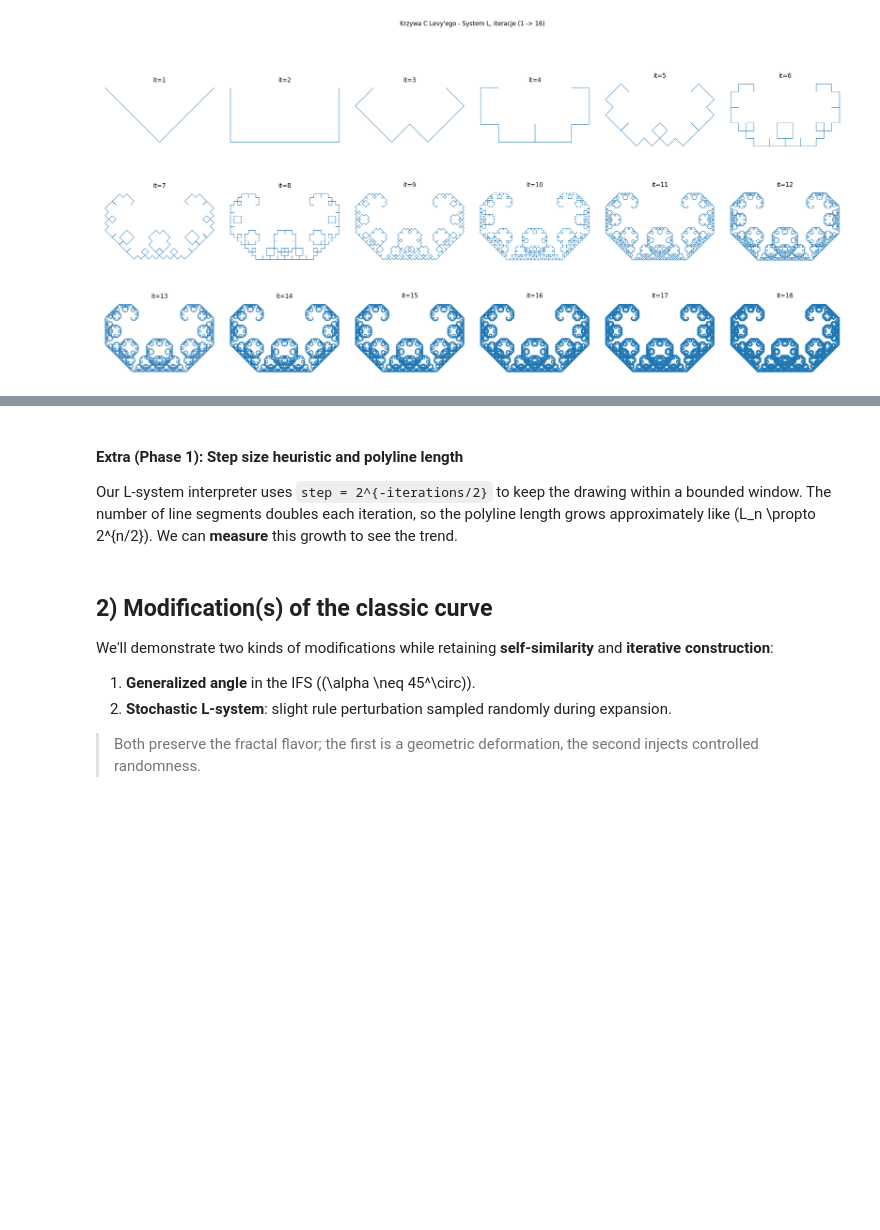
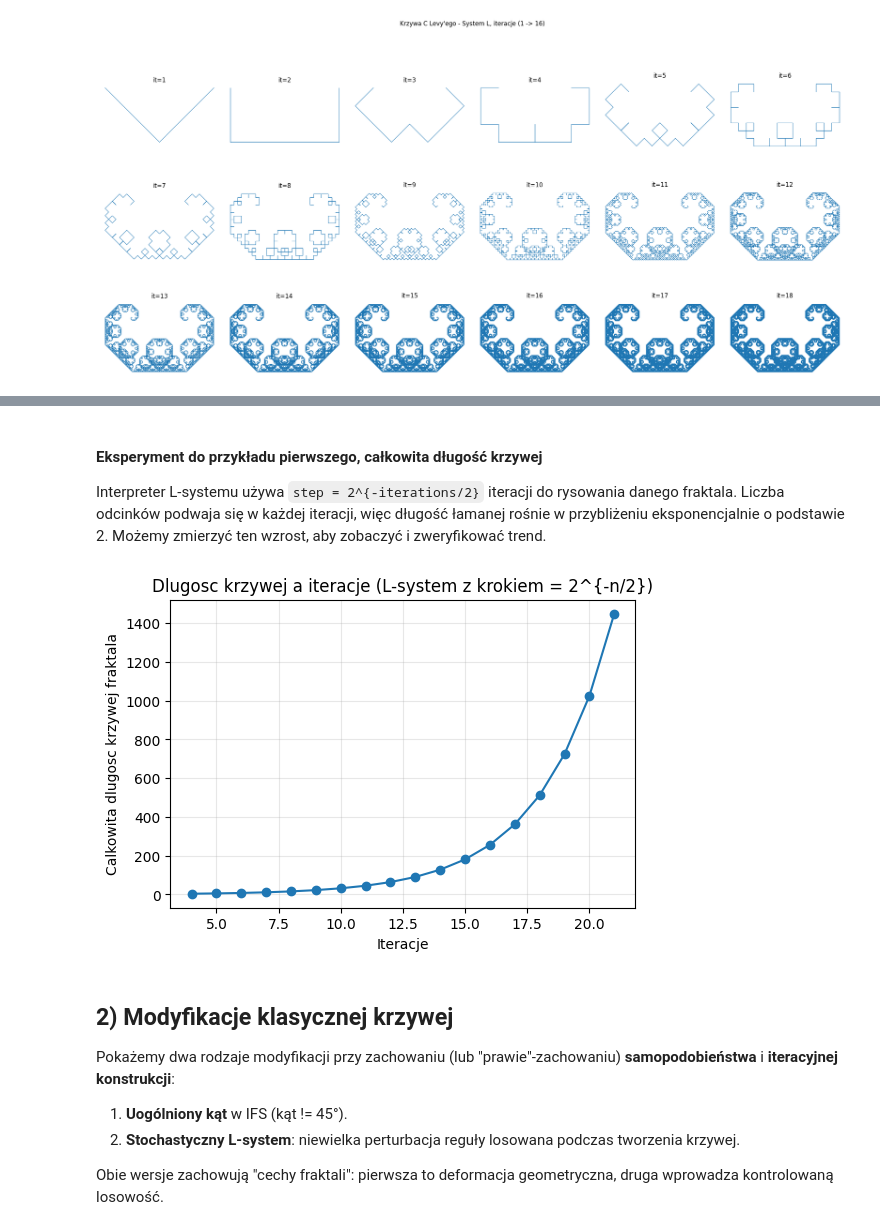
Before and after one commit to Ja-Gk-00/Fractal-Generator-Analysis, a Jupyter notebook: notebooks/Levy_Curve_project_I.ipynb, the cells around one changed output, grey strips where cells are left out. Drawn from its saved outputs; the diff is of its cells as text; code cells hidden in the pictures; blank space fills up the shorter version.

Commit message:
Complete first project - v.1.0.0

```diff
--- a/notebooks/Levy_Curve_project_I.ipynb
+++ b/notebooks/Levy_Curve_project_I.ipynb
@@ -60,36 +122,37 @@ plt.show()
 # %% [markdown]
-#### Extra (Phase 1): Step size heuristic and polyline length
+#### Eksperyment do przykładu pierwszego, całkowita długość krzywej
 
-Our L-system interpreter uses `step = 2^{-iterations/2}` to keep the drawing within a bounded window.
-The number of line segments doubles each iteration, so the polyline length grows approximately like
-\(L_n \propto 2^{n/2}\). We can **measure** this growth to see the trend.
+Interpreter L-systemu używa `step = 2^{-iterations/2}` iteracji do rysowania danego fraktala.
+Liczba odcinków podwaja się w każdej iteracji, więc długość łamanej rośnie w przybliżeniu eksponencjalnie o podstawie 2. Możemy zmierzyć ten wzrost, aby zobaczyć i zweryfikować trend.
 # %%
 def polyline_length(points):
     pts = np.asarray(points, dtype=float)
     diffs = np.diff(pts, axis=0)
     return float(np.sqrt((diffs**2).sum(axis=1)).sum())
 
-iters = list(range(5, 13))
+iters = list(range(4, 22))
 lengths = []
 for it in iters:
     lc = LevyCCurve(method="lsystem", iterations=it, angle_deg=45.0)
     pts = lc.generate()
     lengths.append(polyline_length(pts))
 
 plt.figure(figsize=(6,4))
 plt.plot(iters, lengths, "o-")
-plt.xlabel("iterations")
-plt.ylabel("polyline length (relative units)")
-plt.title("Length growth vs iterations (L-system with step=2^{-n/2})")
+plt.xlabel("Iteracje")
+plt.ylabel("Calkowita dlugosc krzywej fraktala")
+plt.title("Dlugosc krzywej a iteracje (L-system z krokiem = 2^{-n/2})")
 plt.grid(True, alpha=0.3)
 plt.show()
+# %% [output]
+[figure, added]
 # %% [markdown]
-## 2) Modification(s) of the classic curve
+## 2) Modyfikacje klasycznej krzywej
 
-We'll demonstrate two kinds of modifications while retaining **self-similarity** and **iterative construction**:
+Pokażemy dwa rodzaje modyfikacji przy zachowaniu (lub "prawie"-zachowaniu) **samopodobieństwa** i **iteracyjnej konstrukcji**:
 
-1. **Generalized angle** in the IFS (\(\alpha \neq 45^\circ\)).
-2. **Stochastic L-system**: slight rule perturbation sampled randomly during expansion.
+1. **Uogólniony kąt** w IFS (kąt != 45°).
+2. **Stochastyczny L-system**: niewielka perturbacja reguły losowana podczas tworzenia krzywej.
 
-> Both preserve the fractal flavor; the first is a geometric deformation, the second injects controlled randomness.
+Obie wersje zachowują "cechy fraktali": pierwsza to deformacja geometryczna, druga wprowadza kontrolowaną losowość.
 # %% [markdown]
```
Also changed, not shown: parts of 21 cells of this notebook, 10 other files.
